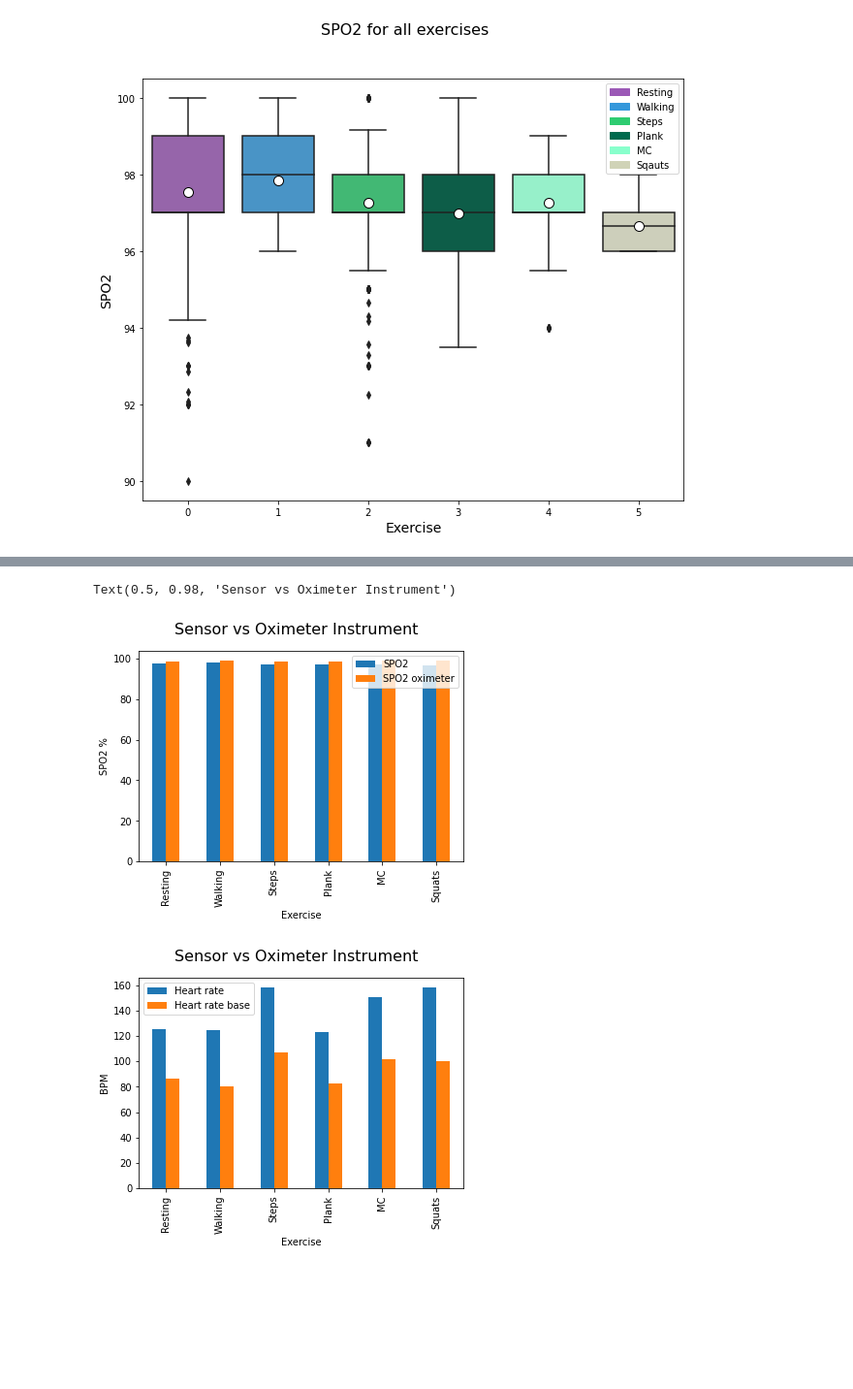
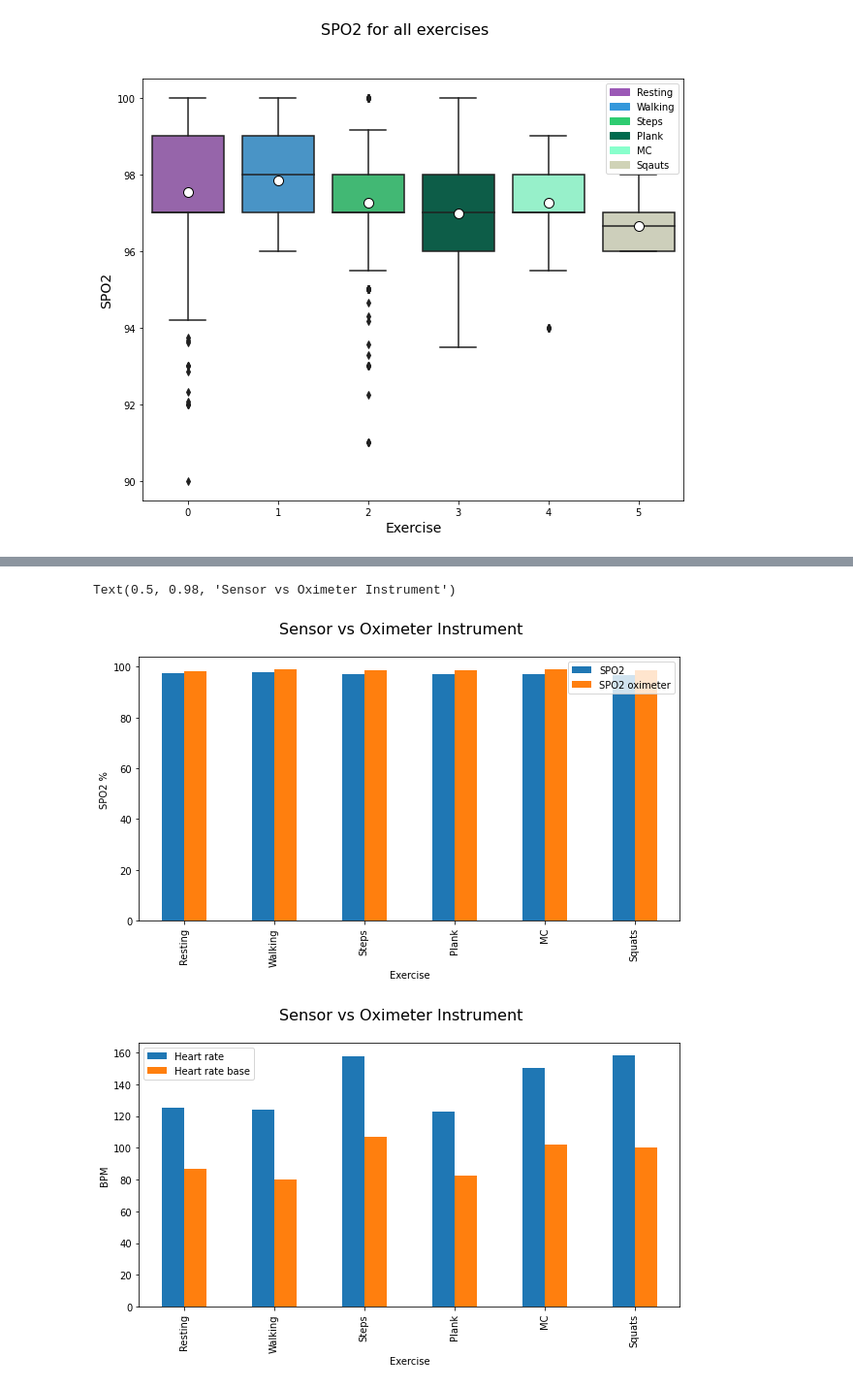
Before and after one commit to rushanmukherjee/Vitals-Classification-Data-Preparation, a Jupyter notebook: create_dataset/DS_data_group_18.ipynb, the cells around one changed output, grey strips where cells are left out. Shown at 97% size. Saved outputs shown, nothing was run; the diff lists cells and outputs as text; code cells hidden in the pictures; blank space fills up the shorter version.

```diff
--- a/create_dataset/DS_data_group_18.ipynb
+++ b/create_dataset/DS_data_group_18.ipynb
@@ -574,26 +594,26 @@ index=["Resting", "Walking", "Steps", "Plank", "MC", "Squats"]
 # %%
 plotdata = pd.DataFrame({
     "SPO2":[spo_resting, spo_walking, spo_steps, spo_plank, spo_mc, spo_squats],
     "SPO2 oximeter":[spo_resting_base, spo_walking_base, spo_steps_base, spo_plank_base, spo_mc_base, spo_squats_base]
     },
     index=index
 )
-plotdata.plot(kind="bar")
+plotdata.plot(kind="bar",  figsize=(10,5))
 plt.xlabel("Exercise")
 plt.ylabel("SPO2 %")
 plt.suptitle('Sensor vs Oximeter Instrument', fontsize=16)
 
 plotdata = pd.DataFrame({
     "Heart rate":[hr_resting, hr_walking, hr_steps, hr_plank, hr_mc, hr_squats],
     "Heart rate base":[hr_resting_base, hr_walking_base, hr_steps_base, hr_plank_base, hr_mc_base, hr_squats_base]
     },
     index=index
 )
-plotdata.plot(kind="bar")
+plotdata.plot(kind="bar",  figsize=(10,5))
 plt.xlabel("Exercise")
 plt.ylabel("BPM")
 plt.suptitle('Sensor vs Oximeter Instrument', fontsize=16)
 # %% [output]
 Text(0.5, 0.98, 'Sensor vs Oximeter Instrument')
-[figure, old version]
+[figure, new version]
-[figure, old version]
+[figure, new version]
```
Also changed, not shown: parts of 1 cell of this notebook.
